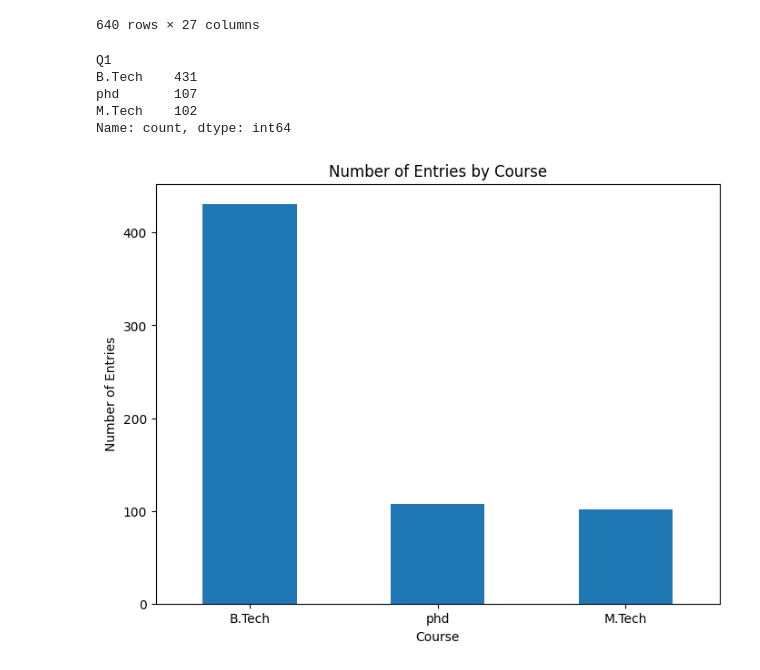
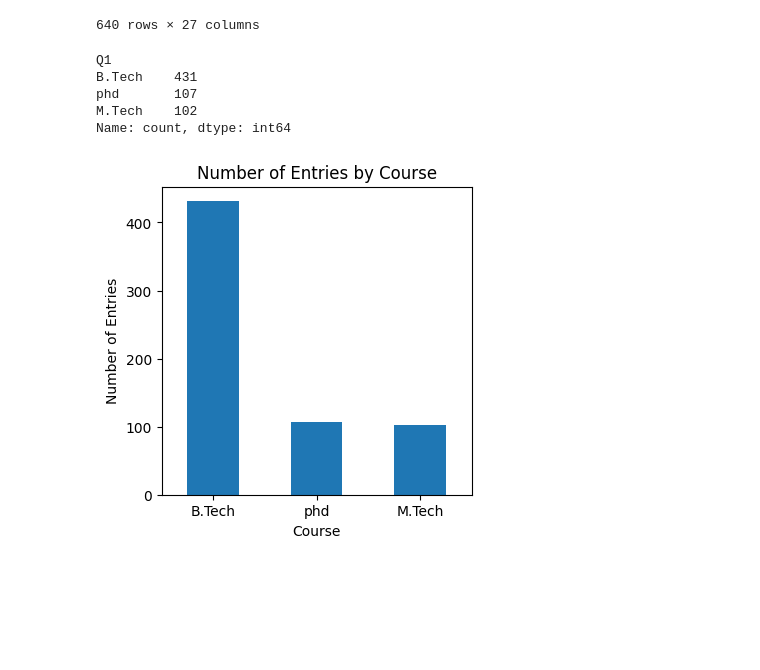
Before and after one commit to tariqrasheed172001/Prediction-of-Depression-levels., a Jupyter notebook: Data_Analysis.ipynb, the cells around one changed output. Saved outputs shown, nothing was run; the diff lists cells and outputs as text; code cells hidden in the pictures; blank space fills up the shorter version.

```diff
--- a/Data_Analysis.ipynb
+++ b/Data_Analysis.ipynb
@@ -45,22 +45,22 @@ df
 # %%
 df['Q1'] = df['Q1'].replace('PhD', 'phd')
 df['Q1'] = df['Q1'].replace('Phd', 'phd')
 Course_counts = df['Q1'].value_counts()
 print(Course_counts)
-plt.figure(figsize=(8, 6))
+plt.figure(figsize=(4, 4))
 Course_counts.plot(kind='bar')
 plt.title('Number of Entries by Course')
 plt.xlabel('Course')
 plt.ylabel('Number of Entries')
 plt.xticks(rotation=0)  # Keep x-axis labels horizontal
 plt.show()
 # %% [output]
 Q1
 B.Tech    431
 phd       107
 M.Tech    102
 Name: count, dtype: int64
-[figure, old version]
+[figure, new version]
 # %%
 df['Q2'] = df['Q2'].replace('17-22 ', '17-22')
 df['Q2'] = df['Q2'].replace('23-28 ', '23-28')
```
Also changed, not shown: parts of 4 cells of this notebook.
